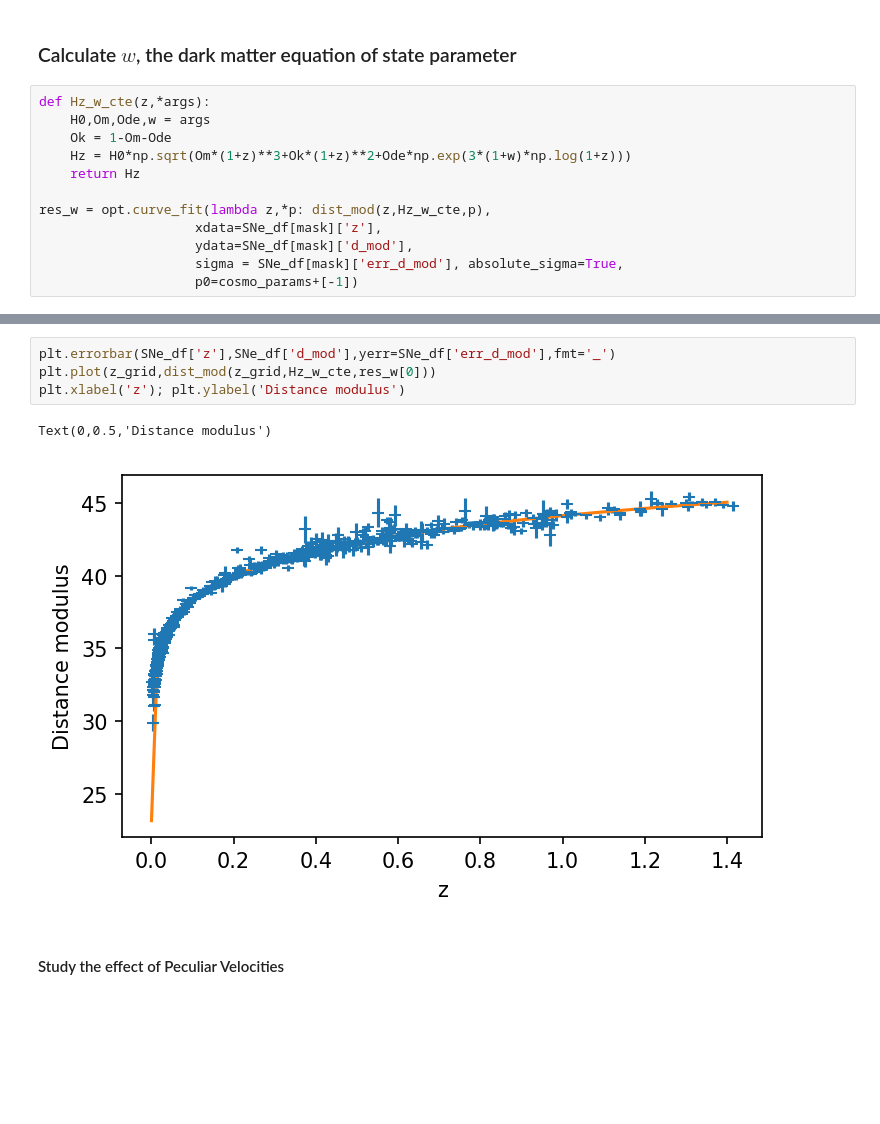
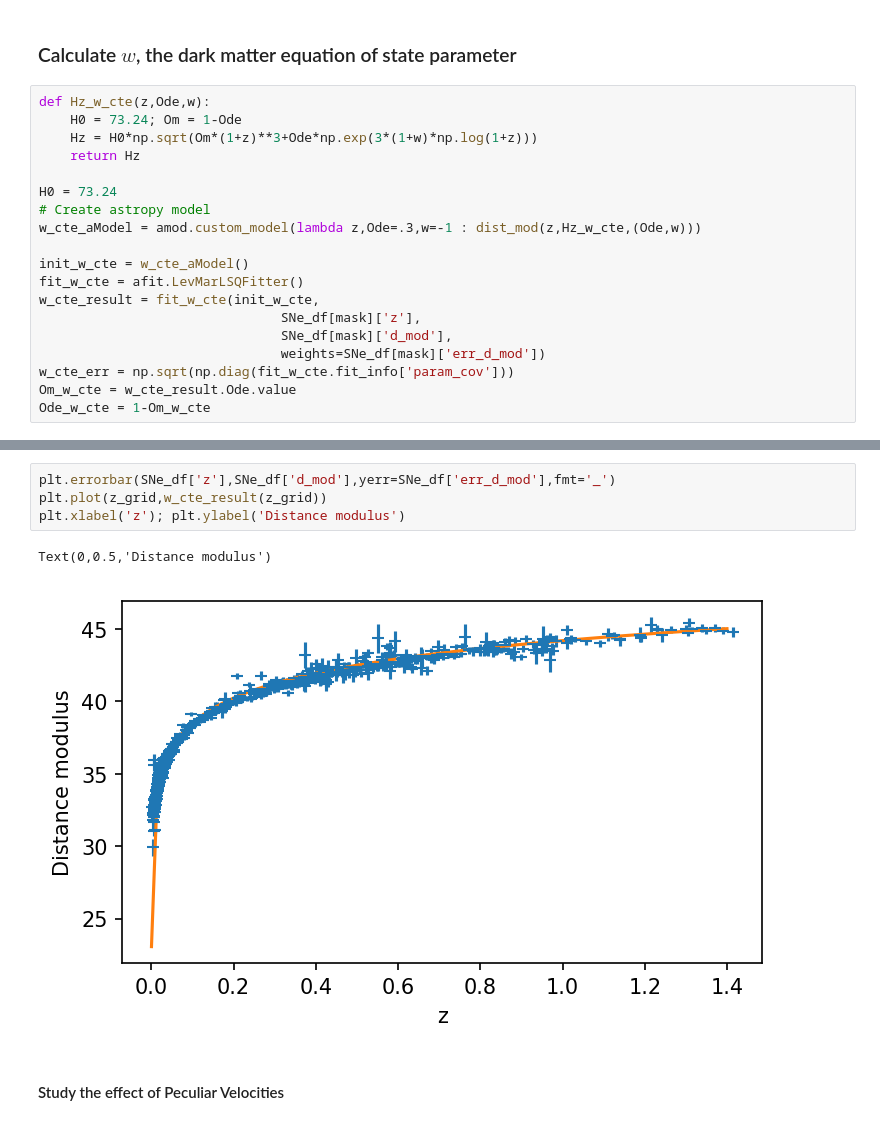
Before and after one commit to OriolAbril/cosmology, a Jupyter notebook: project.ipynb, the cells around one changed output, grey strips where cells are left out. Drawn from its saved outputs; the diff is of its cells as text; blank space fills up the shorter version.

```diff
--- a/project.ipynb
+++ b/project.ipynb
@@ -178,14 +164,21 @@ plt.legend()
 # %% [markdown]
 ### Calculate $w$, the dark matter equation of state parameter
 # %%
-def Hz_w_cte(z,*args):
-    H0,Om,Ode,w = args
-    Ok = 1-Om-Ode
-    Hz = H0*np.sqrt(Om*(1+z)**3+Ok*(1+z)**2+Ode*np.exp(3*(1+w)*np.log(1+z)))
+def Hz_w_cte(z,Ode,w):
+    H0 = 73.24; Om = 1-Ode
+    Hz = H0*np.sqrt(Om*(1+z)**3+Ode*np.exp(3*(1+w)*np.log(1+z)))
     return Hz
 
-res_w = opt.curve_fit(lambda z,*p: dist_mod(z,Hz_w_cte,p),
-                    xdata=SNe_df[mask]['z'],
-                    ydata=SNe_df[mask]['d_mod'],
-                    sigma = SNe_df[mask]['err_d_mod'], absolute_sigma=True,
-                    p0=cosmo_params+[-1])
+H0 = 73.24
+# Create astropy model
+w_cte_aModel = amod.custom_model(lambda z,Ode=.3,w=-1 : dist_mod(z,Hz_w_cte,(Ode,w)))
+
+init_w_cte = w_cte_aModel()
+fit_w_cte = afit.LevMarLSQFitter()
+w_cte_result = fit_w_cte(init_w_cte,
+                               SNe_df[mask]['z'],
+                               SNe_df[mask]['d_mod'],
+                               weights=SNe_df[mask]['err_d_mod'])
+w_cte_err = np.sqrt(np.diag(fit_w_cte.fit_info['param_cov']))
+Om_w_cte = w_cte_result.Ode.value
+Ode_w_cte = 1-Om_w_cte
@@ -206,10 +194,10 @@ w necesita mayor redshift
 # %%
 plt.errorbar(SNe_df['z'],SNe_df['d_mod'],yerr=SNe_df['err_d_mod'],fmt='_')
-plt.plot(z_grid,dist_mod(z_grid,Hz_w_cte,res_w[0]))
+plt.plot(z_grid,w_cte_result(z_grid))
 plt.xlabel('z'); plt.ylabel('Distance modulus')
 # %% [output]
 Text(0,0.5,'Distance modulus')
-[figure, old version]
+[figure, new version]
 # %% [markdown]
 #### Study the effect of Peculiar Velocities
 # %% [markdown]
```
Also changed, not shown: parts of 12 cells of this notebook.
